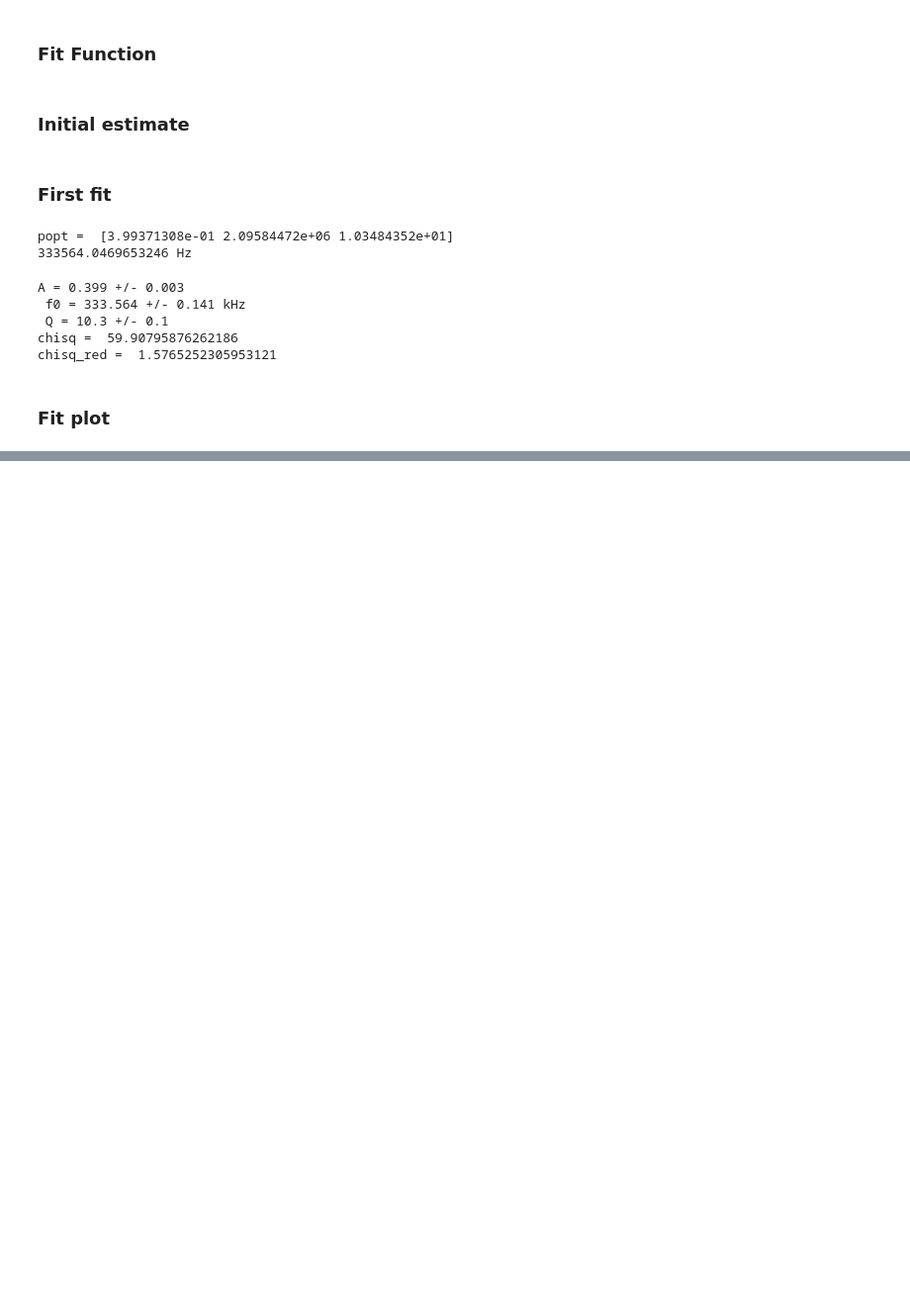
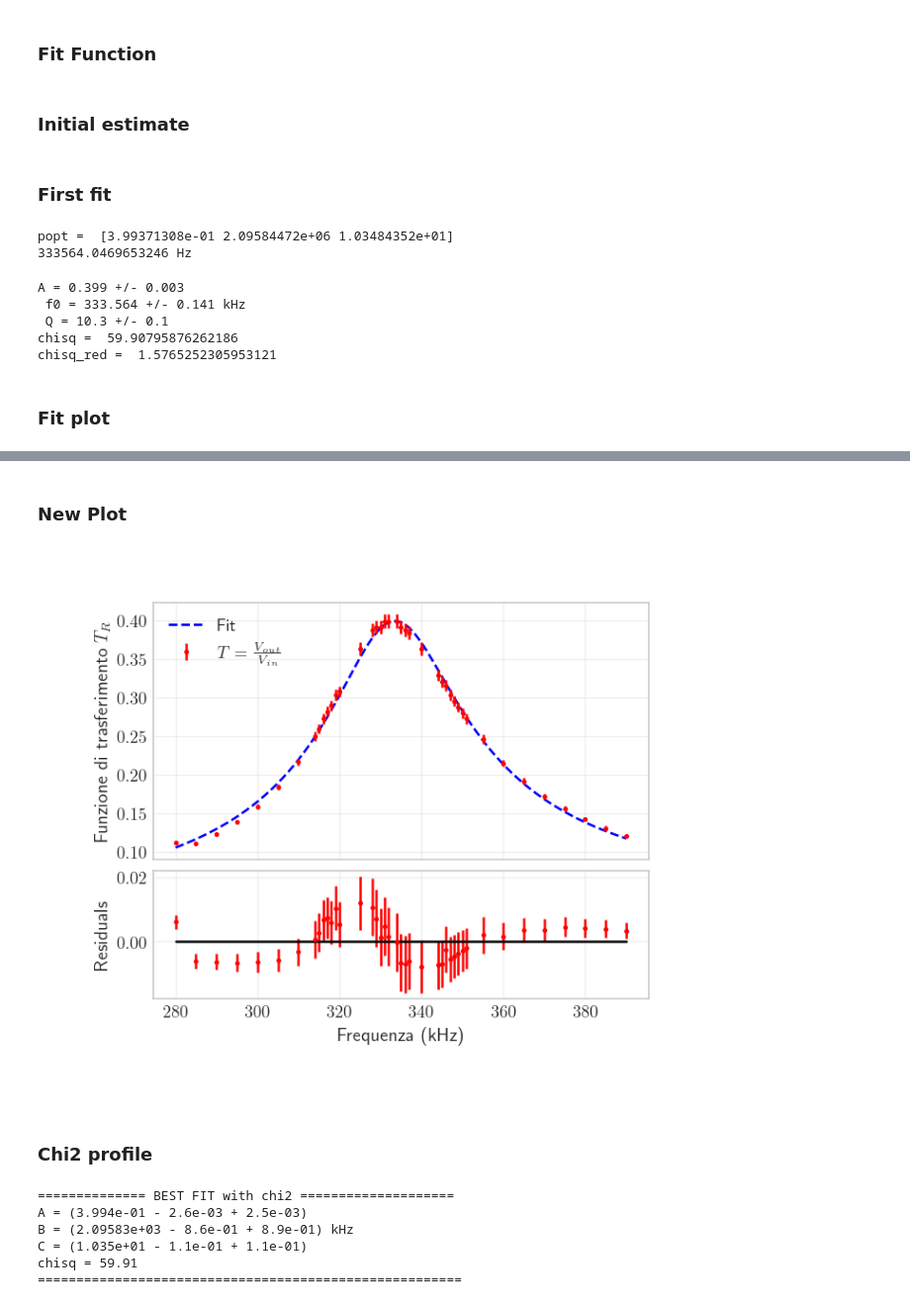
Before and after one commit to bagnolino/PhysicsLab, a Jupyter notebook: RLC_Freq/code/RLC_freq_analysis.ipynb, the cells around one changed output, grey strips where cells are left out. Shown at 99% size. Drawn from its saved outputs; the diff is of its cells as text; code cells hidden in the pictures; blank space fills up the shorter version.

```diff
--- a/RLC_Freq/code/RLC_freq_analysis.ipynb
+++ b/RLC_Freq/code/RLC_freq_analysis.ipynb
@@ -171,0 +270,69 @@ plt.savefig(f'../output/{project_name}_fit.png',
+# %% [markdown]
+### New Plot
+# %%
+fig, ax = plt.subplots(2, 1, figsize=(5, 4),sharex=True, constrained_layout = True, height_ratios=[2, 1])
+ax[0].plot(x_fit, fitf(x_fit, A_chi[argchi2_min[0]], B_chi[argchi2_min[1]], C_chi[argchi2_min[2]]), label='Fit', linestyle='--', color='blue')
+# ax[0].plot(x_fit, fitf(x_fit, Ainit, Binit, Cinit), label='Initial Guess', linestyle='dashed', color='green')
+ax[0].errorbar(f_data, Tr_data, yerr=Tr_err, fmt='o', label=r'$T=\frac{V_{out}}{V_{in}}$', ms=2, color='red')
+ax[0].legend(loc='upper left')
+ax[0].set_ylabel(r'Funzione di trasferimento $T_R$')
+
+ax[1].errorbar(f_data, residuals_chi2, yerr=Tr_err, fmt='o', label='Residuals', ms=2, color='red')
+ax[1].set_ylabel('Residuals')
+ax[1].set_xlabel(r'Frequenza (kHz)')
+ax[1].plot(f_data, np.zeros(len(f_data)), color='black')
+
+plt.savefig(f'../output/{project_name}_chi2_fit.png',
+            bbox_inches="tight",
+            pad_inches=1,
+            transparent=True,
+            facecolor="w",
+            edgecolor='w',
+            orientation='Portrait',
+            dpi=100)
+# %% [output]
+[figure, added]
+# %% [markdown]
+### Chi2 profile
+# %%
+chi2D = profi2D(1,mappa)
+
+prof_B = profi1D([1,3],mappa)
+prof_C = profi1D([1,2],mappa)
+prof_A = profi1D([2,3],mappa)
+
+lvl = chi2_min+1. # 2.3 (2parametri) # 3.8 (3parametri)
+diff_B = abs(prof_B-lvl)
+diff_C = abs(prof_C-lvl)
+diff_A = abs(prof_A-lvl)
+
+B_dx = np.argmin(diff_B[B_chi<B_BF]) # minimo di B per valori inferiori al BF
+B_sx = np.argmin(diff_B[B_chi>B_BF])+len(diff_B[B_chi<B_BF]) # minimo di B per valori superiori al BF
+C_dx = np.argmin(diff_C[C_chi<C_BF])
+C_sx = np.argmin(diff_C[C_chi>C_BF])+len(diff_C[C_chi<C_BF])
+A_dx = np.argmin(diff_A[A_chi<A_BF])
+A_sx = np.argmin(diff_A[A_chi>A_BF])+len(diff_A[A_chi<A_BF])
+#print(B_dx,B_sx,C_dx,C_sx,A_dx,A_sx)
+
+# Facendo la differenza rispetto al BF ottengo gli errori a dx e a sx del BF
+errA = A_chi[argchi2_min[0]]-A_chi[A_dx]
+errAA = A_chi[A_sx]-A_chi[argchi2_min[0]]
+errB = B_chi[argchi2_min[1]]-B_chi[B_dx]
+errBB = B_chi[B_sx] -B_chi[argchi2_min[1]]
+errC = C_chi[argchi2_min[2]]-C_chi[C_dx]
+errCC = C_chi[C_sx]-C_chi[argchi2_min[2]]
+
+
+print("============== BEST FIT with chi2 ====================")
+print(r'A = ({a:.3e} - {b:.1e} + {c:.1e})'.format(a=A_chi[argchi2_min[0]],b=errA,c=errAA))
+print(r'B = ({d:.5e} - {e:.1e} + {f:.1e}) kHz'.format(d=B_chi[argchi2_min[1]] * 1e-3, e=errB * 1e-3, f=errBB* 1e-3))
+print(r'C = ({g:.3e} - {h:.1e} + {n:.1e}) '.format(g=C_chi[argchi2_min[2]], h=errC,  n=errCC))
+print(r'chisq = {m:.2f}'.format(m=np.min(mappa)))
+print("=======================================================")
+# %% [output]
+============== BEST FIT with chi2 ====================
+A = (3.994e-01 - 2.6e-03 + 2.5e-03)
+B = (2.09583e+03 - 8.6e-01 + 8.9e-01) kHz
+C = (1.035e+01 - 1.1e-01 + 1.1e-01)
+chisq = 59.91
+=======================================================
```
Also changed, not shown: parts of 19 cells of this notebook.
